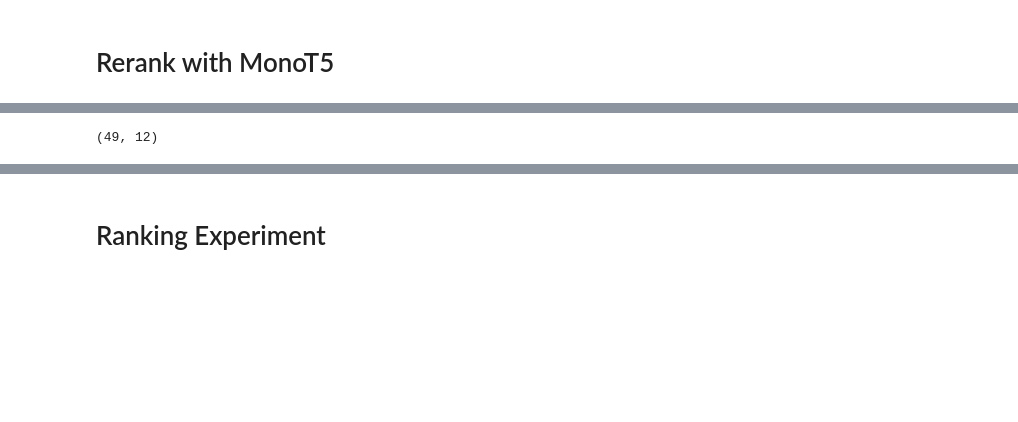
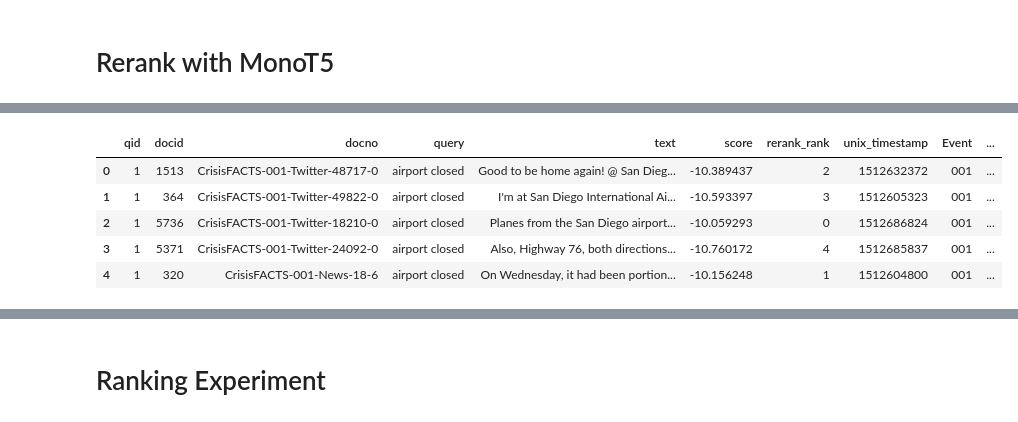
Before and after one commit to jaehobahng/crisisfacts_summarization, a Jupyter notebook: example.ipynb, the cells around one changed output, grey strips where cells are left out. Drawn from its saved outputs; the diff is of its cells as text; code cells hidden in the pictures; blank space fills up the shorter version.

```diff
--- a/example.ipynb
+++ b/example.ipynb
@@ -104,4 +104,9 @@ You are using the default legacy behaviour of the <class 'transformers.models.t5
-# %%
-a.shape
-# %% [output]
-(49, 12)
+# %%
+final_df.head()
+# %% [output]
+|  | qid | docid | docno | query | text | score | rerank_rank | unix_timestamp | Event | ... |
+| 0 | 1 | 1513 | CrisisFACTS-001-Twitter-48717-0 | airport closed | Good to be home again! @ San Dieg... | -10.389437 | 2 | 1512632372 | 001 | ... |
+| 1 | 1 | 364 | CrisisFACTS-001-Twitter-49822-0 | airport closed | I'm at San Diego International Ai... | -10.593397 | 3 | 1512605323 | 001 | ... |
+| 2 | 1 | 5736 | CrisisFACTS-001-Twitter-18210-0 | airport closed | Planes from the San Diego airport... | -10.059293 | 0 | 1512686824 | 001 | ... |
+| 3 | 1 | 5371 | CrisisFACTS-001-Twitter-24092-0 | airport closed | Also, Highway 76, both directions... | -10.760172 | 4 | 1512685837 | 001 | ... |
+| 4 | 1 | 320 | CrisisFACTS-001-News-18-6 | airport closed | On Wednesday, it had been portion... | -10.156248 | 1 | 1512604800 | 001 | ... |
```
Also changed, not shown: parts of 9 cells of this notebook, 1 other file.
